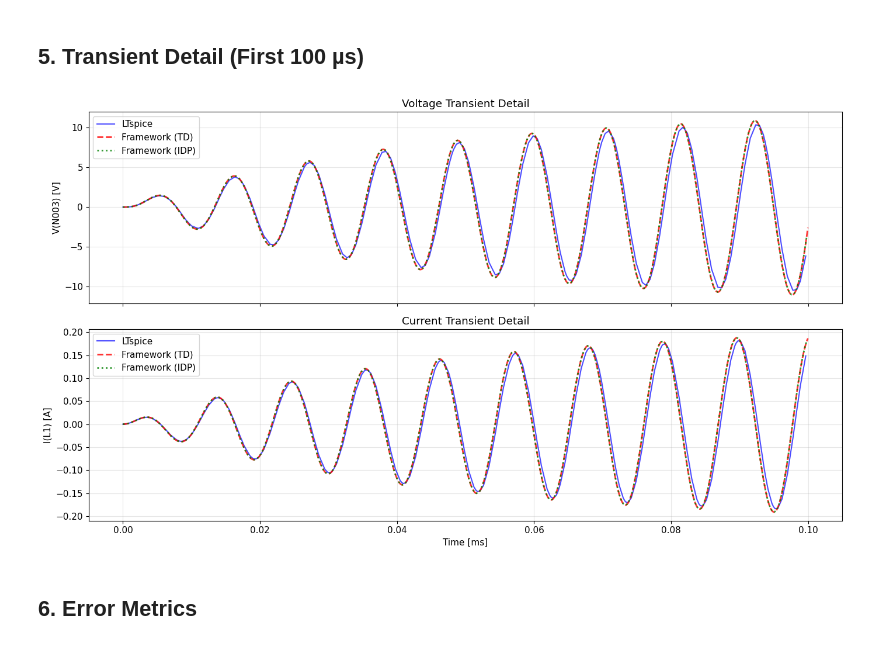
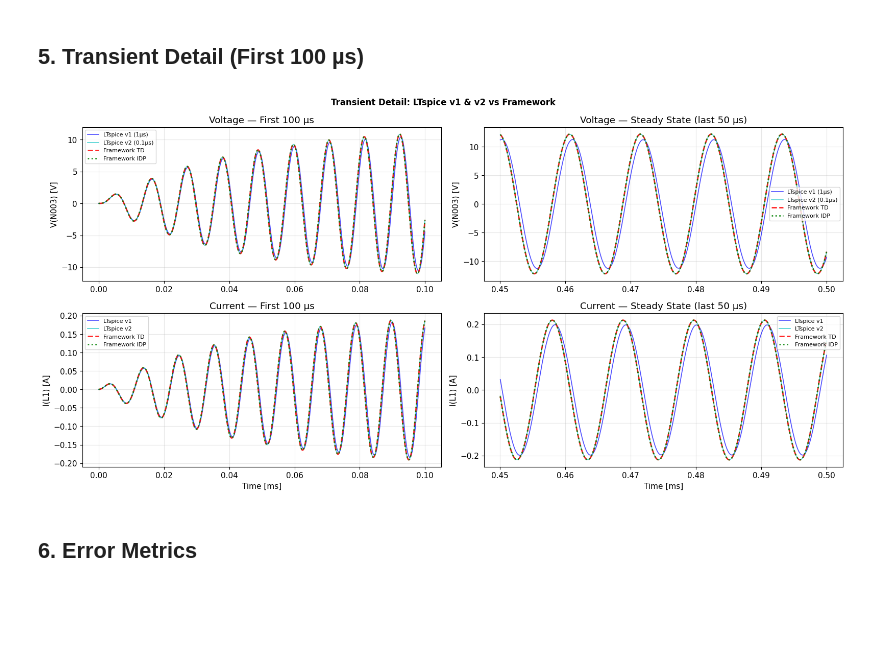
Before and after one commit to doyun-gu/Circuit-Simulations, a Jupyter notebook: framework/notebooks/04_comparison.ipynb, the cells around one changed output. Saved outputs shown, nothing was run; the diff lists cells and outputs as text; code cells hidden in the pictures; blank space fills up the shorter version.

```diff
--- a/framework/notebooks/04_comparison.ipynb
+++ b/framework/notebooks/04_comparison.ipynb
@@ -185,0 +151,18 @@ Variables: ['time', 'V(n001)', 'V(n002)', 'V(n003)', 'V(n004)', 'I(C1)', 'I(L1)'
+# %%
+# ══════════════════════════════════════════════════════════════
+# LTspice .raw files (v1: 1µs step, v2: 0.1µs step)
+# ══════════════════════════════════════════════════════════════
+RAW_V1 = '../dynamic_phasor_LTspice/ltspice_simulations/rim2025/rim2025.raw'
+RAW_V2 = '../dynamic_phasor_LTspice/ltspice_simulations/rim2025_v2/rim2025-01u.raw'
+
+def load_ltspice(path, label):
+    if not os.path.exists(path):
+        print(f'WARNING [{label}]: not found at {os.path.abspath(path)}')
+        return None
+    data = read_raw(path)
+    print(f'[{label}] {data.summary()}')
+    print()
+    return data
+
+ltspice_v1 = load_ltspice(RAW_V1, 'v1 (1µs)')
+ltspice_v2 = load_ltspice(RAW_V2, 'v2 (0.1µs)')
@@ -319,38 +305,42 @@ plt.show()
 # %% [markdown]
 ## 5. Transient Detail (First 100 µs)
 # %%
-fig, axes = plt.subplots(2, 1, figsize=(14, 8), sharex=True)
+fig, axes = plt.subplots(2, 2, figsize=(16, 8))
 
-t_zoom = 0.1  # ms
+t_zoom_ms = 0.1  # first 100 µs
+mask_zoom = t_common * 1e3 <= t_zoom_ms
 
-# ── Voltage transient ──
-ax = axes[0]
-mask_fw = t_fw*1e3 <= t_zoom
-mask_pd = t_pd*1e3 <= t_zoom
-if ltspice_data is not None:
-    mask_lt = t_lt*1e3 <= t_zoom
-    ax.plot(t_lt[mask_lt]*1e3, V_lt[mask_lt], 'b-', lw=1.5, alpha=0.7, label='LTspice')
-ax.plot(t_fw[mask_fw]*1e3, V_fw[mask_fw], 'r--', lw=2.0, alpha=0.8, label='Framework (TD)')
-ax.plot(t_pd[mask_pd]*1e3, V_pd[mask_pd], 'g:', lw=2.0, alpha=0.8, label='Framework (IDP)')
-ax.set_ylabel('V(N003) [V]')
-ax.set_title('Voltage Transient Detail')
-ax.legend()
+# ── Steady-state zoom ──
+ss_start_ms = 0.45
+mask_ss = t_common * 1e3 >= ss_start_ms
 
-# ── Current transient ──
-ax = axes[1]
-if ltspice_data is not None:
-    ax.plot(t_lt[mask_lt]*1e3, I_lt[mask_lt], 'b-', lw=1.5, alpha=0.7, label='LTspice')
-ax.plot(t_fw[mask_fw]*1e3, I_fw[mask_fw], 'r--', lw=2.0, alpha=0.8, label='Framework (TD)')
-ax.plot(t_pd[mask_pd]*1e3, I_pd[mask_pd], 'g:', lw=2.0, alpha=0.8, label='Framework (IDP)')
-ax.set_ylabel('I(L1) [A]')
-ax.set_xlabel('Time [ms]')
-ax.set_title('Current Transient Detail')
-ax.legend()
+for col, (mask, title_sfx) in enumerate([(mask_zoom, f'First {t_zoom_ms*1e3:.0f} µs'), (mask_ss, 'Steady State (last 50 µs)')]):
+    t_ms_m = t_common[mask] * 1e3
 
+    # Voltage
+    ax = axes[0, col]
+    if sig_v1: ax.plot(t_ms_m, V_v1_c[mask], 'b-',  lw=1.2, alpha=0.7, label='LTspice v1 (1µs)')
+    if sig_v2: ax.plot(t_ms_m, V_v2_c[mask], 'c-',  lw=1.2, alpha=0.7, label='LTspice v2 (0.1µs)')
+    ax.plot(t_ms_m, V_fw_c[mask], 'r--', lw=2.0, alpha=0.85, label='Framework TD')
+    ax.plot(t_ms_m, V_pd_c[mask], 'g:',  lw=2.0, alpha=0.85, label='Framework IDP')
+    ax.set_ylabel('V(N003) [V]'); ax.set_title(f'Voltage — {title_sfx}')
+    ax.legend(fontsize=8); ax.grid(alpha=0.3)
+
+    # Current
+    ax = axes[1, col]
+    if sig_v1: ax.plot(t_ms_m, I_v1_c[mask], 'b-',  lw=1.2, alpha=0.7, label='LTspice v1')
+    if sig_v2: ax.plot(t_ms_m, I_v2_c[mask], 'c-',  lw=1.2, alpha=0.7, label='LTspice v2')
+    ax.plot(t_ms_m, I_fw_c[mask], 'r--', lw=2.0, alpha=0.85, label='Framework TD')
+    ax.plot(t_ms_m, I_pd_c[mask], 'g:',  lw=2.0, alpha=0.85, label='Framework IDP')
+    ax.set_xlabel('Time [ms]'); ax.set_ylabel('I(L1) [A]')
+    ax.set_title(f'Current — {title_sfx}')
+    ax.legend(fontsize=8); ax.grid(alpha=0.3)
+
+fig.suptitle('Transient Detail: LTspice v1 & v2 vs Framework', fontsize=12, fontweight='bold')
 plt.tight_layout()
 plt.show()
 # %% [output]
-[figure, old version]
+[figure, new version]
 # %% [markdown]
 ## 6. Error Metrics
 # %%
```
Also changed, not shown: parts of 14 cells of this notebook, 5 other files.
